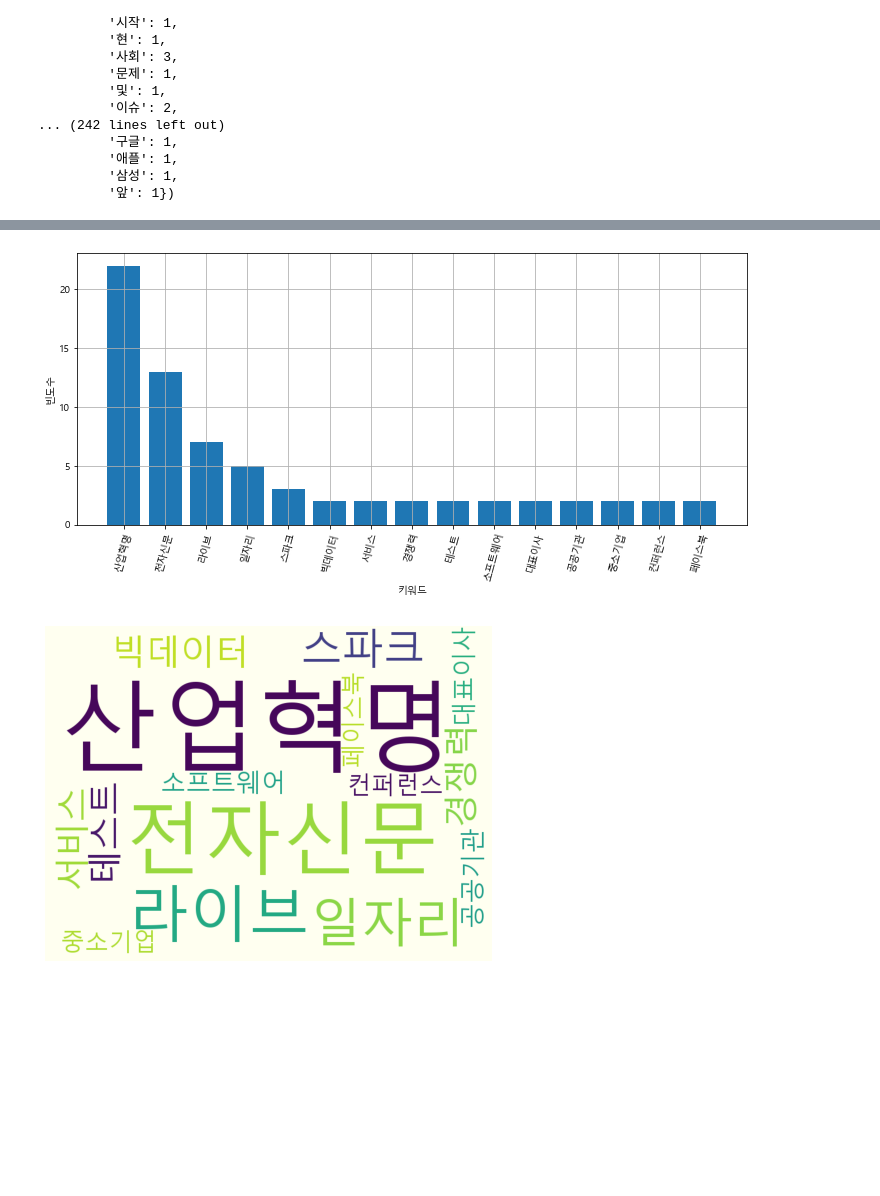
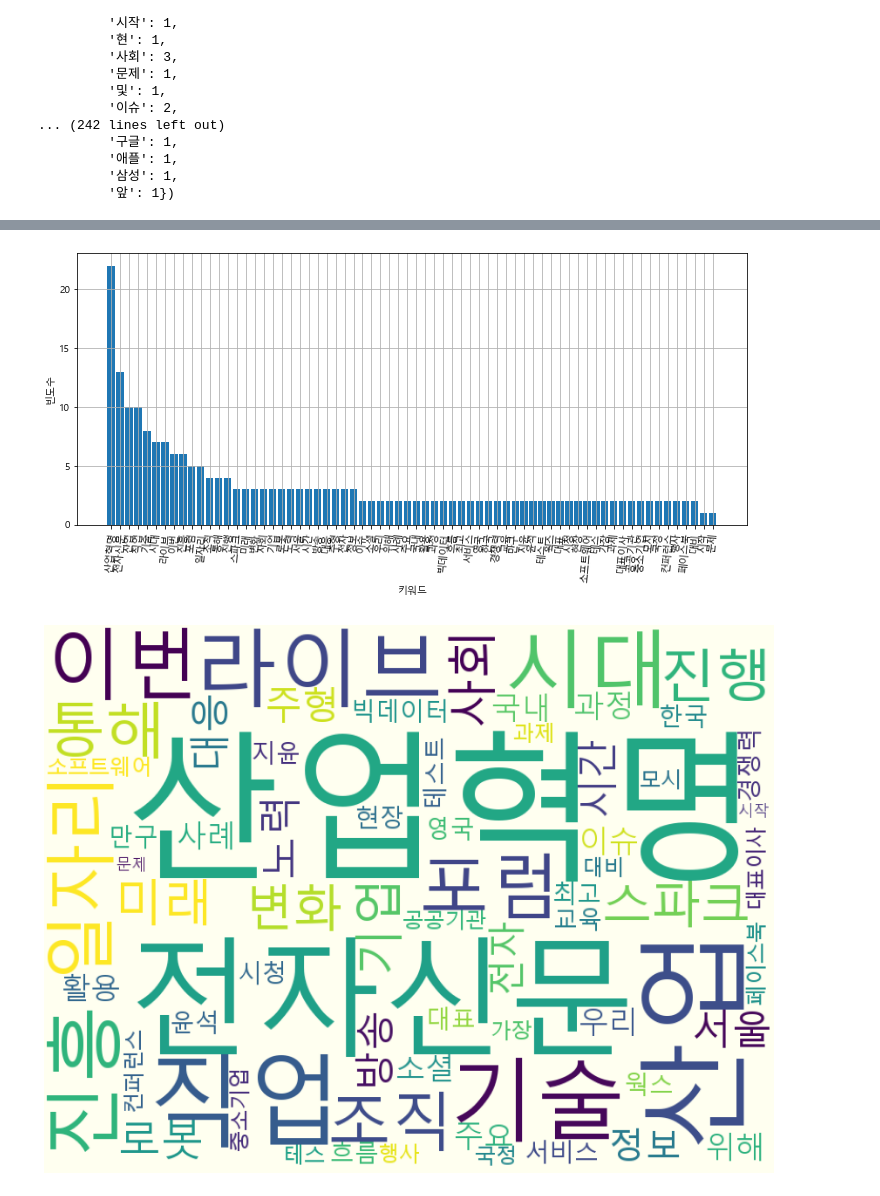
Before and after one commit to cactusvibeyjy/python_lessons, a Jupyter notebook: korean_word.ipynb, the cells around one changed output, grey strips where cells are left out. Saved outputs shown, nothing was run; the diff lists cells and outputs as text; code cells hidden in the pictures; blank space fills up the shorter version.

```diff
--- a/korean_word.ipynb
+++ b/korean_word.ipynb
@@ -111,7 +111,7 @@ Counter({'스파크': 3,
 # %%
 word_count = dict()
 for tag, counts in count.most_common(80):
-    if(len(str(tag))>2):
+    if(len(str(tag))>1):
         word_count[tag] = counts
 word_count
 # %% [output]
@@ -148,20 +150,20 @@ sorted_Keys = sorted(word_count, key=word_count.get, reverse=True)
 sorted_Values = sorted(word_count.values(), reverse=True)
 
 plt.bar(range(len(word_count)), sorted_Values, align='center')
-plt.xticks(range(len(word_count)), list(sorted_Keys), rotation='75')
+plt.xticks(range(len(word_count)), list(sorted_Keys), rotation='85')
 
 plt.show()
 # %% [output]
-[figure, old version]
+[figure, new version]
 # %%
 wc =WordCloud(font_path, background_color ='ivory', width =800, height =600)
 
 cloud = wc.generate_from_frequencies(word_count)
-f = plt.figure(figsize=(8,8))
+f = plt.figure(figsize=(15,15))
 plt.imshow(cloud)
 plt.axis('off')
 f.savefig('kor_word.png')
 plt.show()
 #figure.savefig('word.png')
 # %% [output]
-[figure, old version]
+[figure, new version]
```
Also changed, not shown: parts of 1 cell of this notebook, 11 other files.
